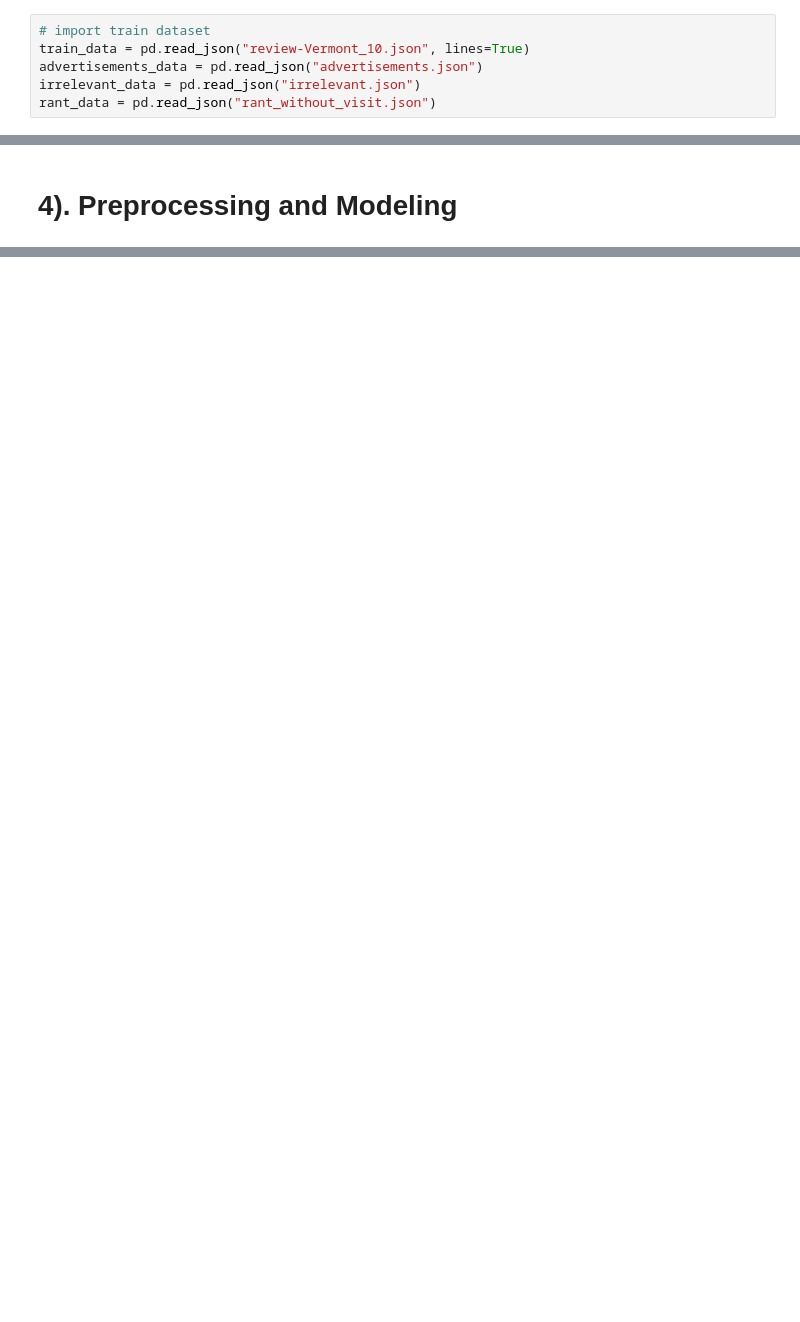
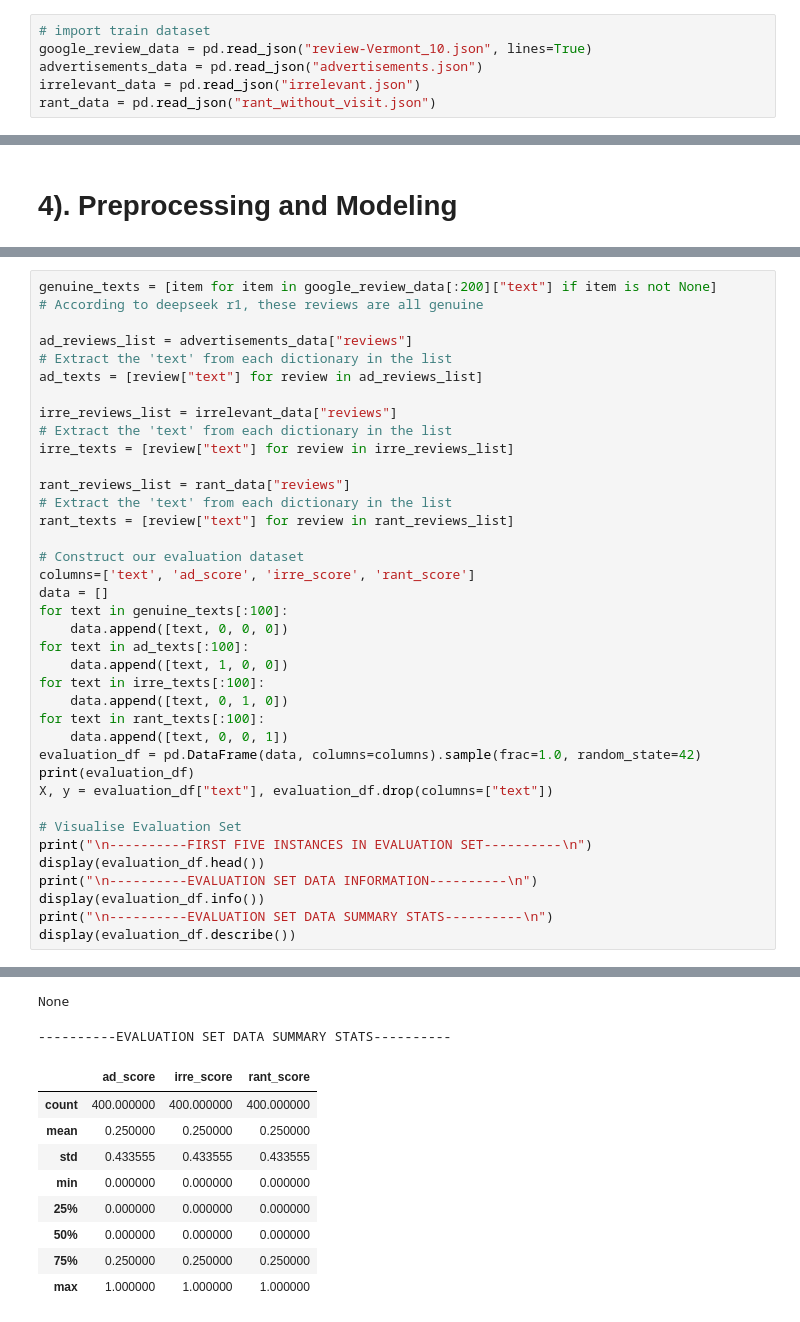
Before and after one commit to aaronlim02/tiktok-techjam-2025, a Jupyter notebook: pipeline.ipynb, the cells around one changed output, grey strips where cells are left out. Cells and saved outputs as stored; diff of their text form; blank space fills up the shorter version.

Commit message:
Evaluate deepseek-r1 model

```diff
--- a/pipeline.ipynb
+++ b/pipeline.ipynb
@@ -8,7 +8,7 @@ import seaborn as sns
 import matplotlib.pyplot as plt
 # %%
 # import train dataset
-train_data = pd.read_json("review-Vermont_10.json", lines=True)
+google_review_data = pd.read_json("review-Vermont_10.json", lines=True)
 advertisements_data = pd.read_json("advertisements.json")
 irrelevant_data = pd.read_json("irrelevant.json")
 rant_data = pd.read_json("rant_without_visit.json")
@@ -160,0 +154,39 @@ import json
+# %%
+genuine_texts = [item for item in google_review_data[:200]["text"] if item is not None]
+# According to deepseek r1, these reviews are all genuine
+
+ad_reviews_list = advertisements_data["reviews"]
+# Extract the 'text' from each dictionary in the list
+ad_texts = [review["text"] for review in ad_reviews_list]
+
+irre_reviews_list = irrelevant_data["reviews"]
+# Extract the 'text' from each dictionary in the list
+irre_texts = [review["text"] for review in irre_reviews_list]
+
+rant_reviews_list = rant_data["reviews"]
+# Extract the 'text' from each dictionary in the list
+rant_texts = [review["text"] for review in rant_reviews_list]
+
+# Construct our evaluation dataset
+columns=['text', 'ad_score', 'irre_score', 'rant_score']
+data = []
+for text in genuine_texts[:100]:
+    data.append([text, 0, 0, 0])
+for text in ad_texts[:100]:
+    data.append([text, 1, 0, 0])
+for text in irre_texts[:100]:
+    data.append([text, 0, 1, 0])
+for text in rant_texts[:100]:
+    data.append([text, 0, 0, 1])
+evaluation_df = pd.DataFrame(data, columns=columns).sample(frac=1.0, random_state=42)
+print(evaluation_df)
+X, y = evaluation_df["text"], evaluation_df.drop(columns=["text"])
+
+# Visualise Evaluation Set
+print("\n----------FIRST FIVE INSTANCES IN EVALUATION SET----------\n")
+display(evaluation_df.head())
+print("\n----------EVALUATION SET DATA INFORMATION----------\n")
+display(evaluation_df.info())
+print("\n----------EVALUATION SET DATA SUMMARY STATS----------\n")
+display(evaluation_df.describe())
+# %% [output]
@@ -160,0 +229,11 @@ import json
+None
+----------EVALUATION SET DATA SUMMARY STATS----------
+|  | ad_score | irre_score | rant_score |
+| count | 400.000000 | 400.000000 | 400.000000 |
+| mean | 0.250000 | 0.250000 | 0.250000 |
+| std | 0.433555 | 0.433555 | 0.433555 |
+| min | 0.000000 | 0.000000 | 0.000000 |
+| 25% | 0.000000 | 0.000000 | 0.000000 |
+| 50% | 0.000000 | 0.000000 | 0.000000 |
+| 75% | 0.250000 | 0.250000 | 0.250000 |
+| max | 1.000000 | 1.000000 | 1.000000 |
```
Also changed, not shown: parts of 16 cells of this notebook, 3 other files.
